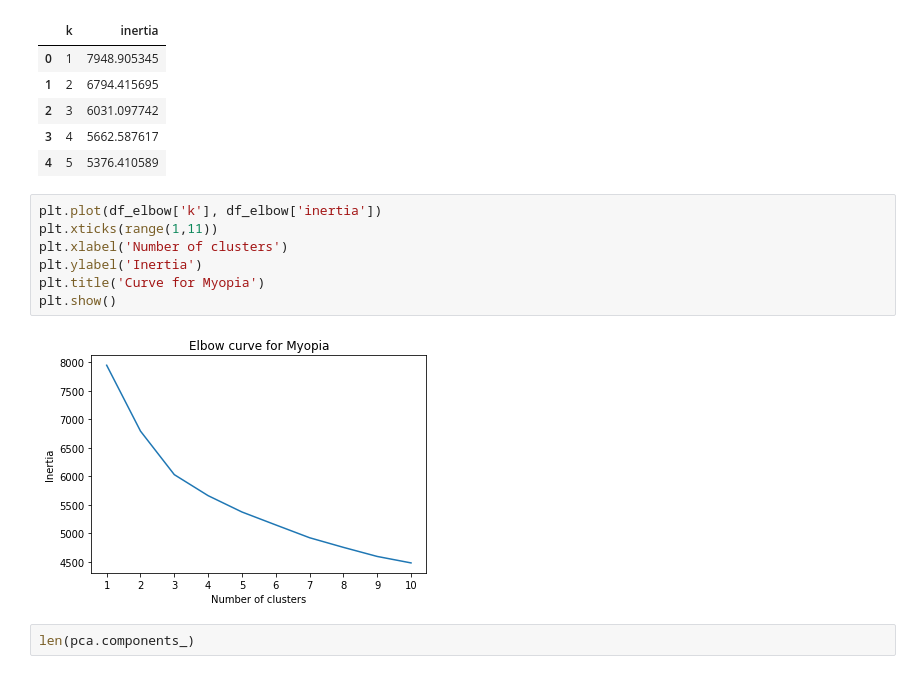
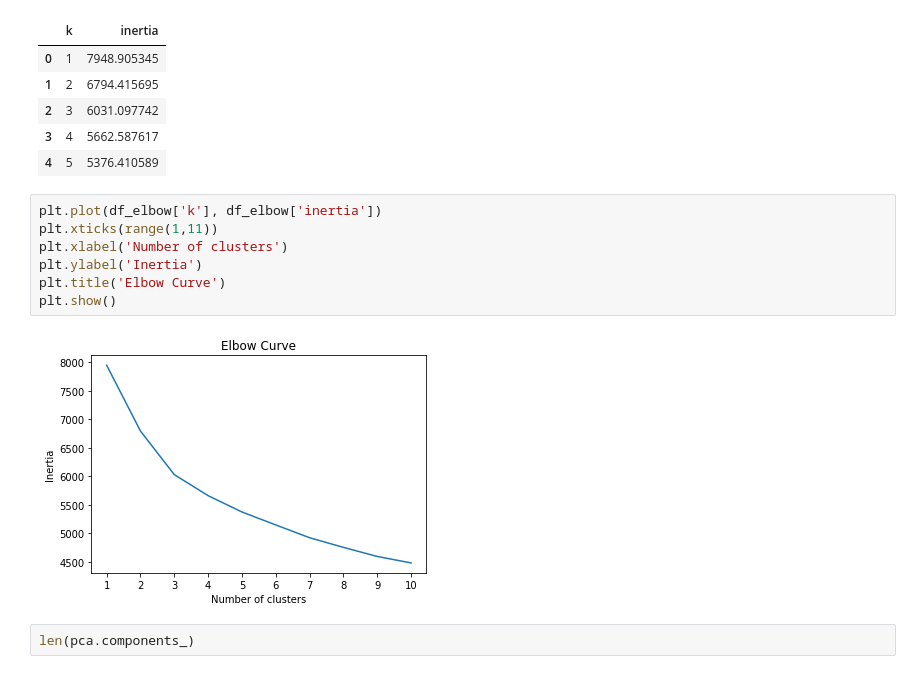
Before and after one commit to Connor4455/unsupervised-machine-learning-challenge, a Jupyter notebook: myopia.ipynb, the cells around one changed output. Cells and saved outputs as stored; diff of their text form.

```diff
--- a/myopia.ipynb
+++ b/myopia.ipynb
@@ -102,12 +102,12 @@ df_elbow.head()
 # %%
 plt.plot(df_elbow['k'], df_elbow['inertia'])
 plt.xticks(range(1,11))
 plt.xlabel('Number of clusters')
 plt.ylabel('Inertia')
-plt.title('Curve for Myopia')
+plt.title('Elbow Curve')
 plt.show()
 # %% [output]
-[figure, old version]
+[figure, new version]
 # %%
 len(pca.components_)
 # %% [output]
```
